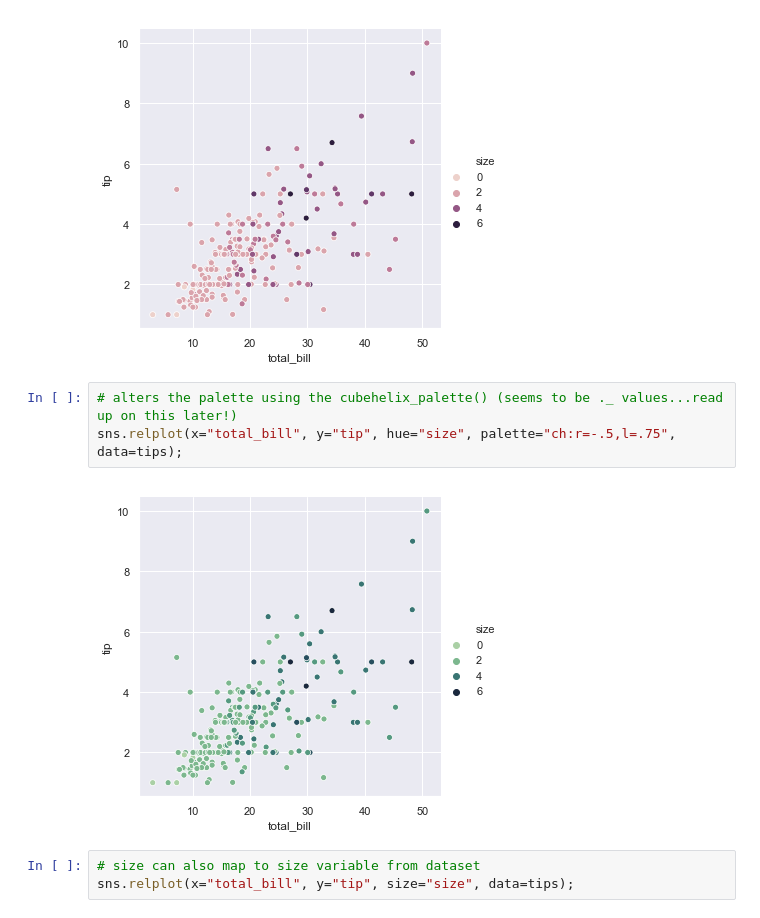
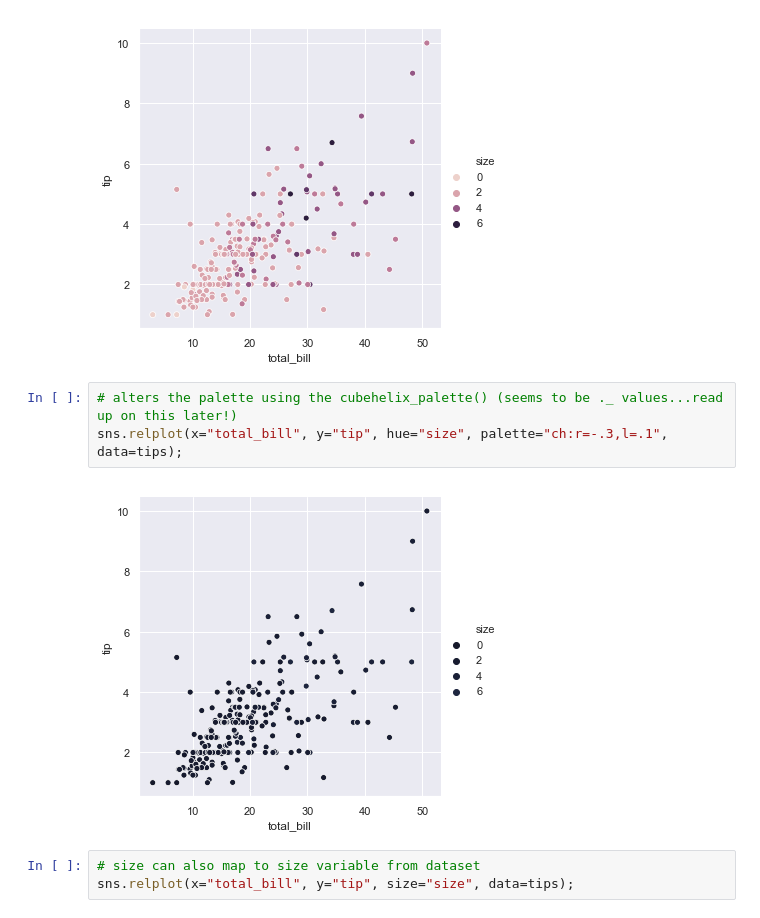
Before and after one commit to zoecahill1/seaborn-tutorial, a Jupyter notebook: tips-tutorial.ipynb, the cells around one changed output. Saved outputs shown, nothing was run; the diff lists cells and outputs as text.

```diff
--- a/tips-tutorial.ipynb
+++ b/tips-tutorial.ipynb
@@ -36,9 +36,9 @@ sns.relplot(x="total_bill", y="tip", hue="size", data=tips);
 [figure]
 # %%
 # alters the palette using the cubehelix_palette() (seems to be ._ values...read up on this later!)
-sns.relplot(x="total_bill", y="tip", hue="size", palette="ch:r=-.5,l=.75", data=tips);
+sns.relplot(x="total_bill", y="tip", hue="size", palette="ch:r=-.3,l=.1", data=tips);
 # %% [output]
-[figure, old version]
+[figure, new version]
 # %%
 # size can also map to size variable from dataset
 sns.relplot(x="total_bill", y="tip", size="size", data=tips);
```
Also changed, not shown: parts of 5 cells of this notebook.
